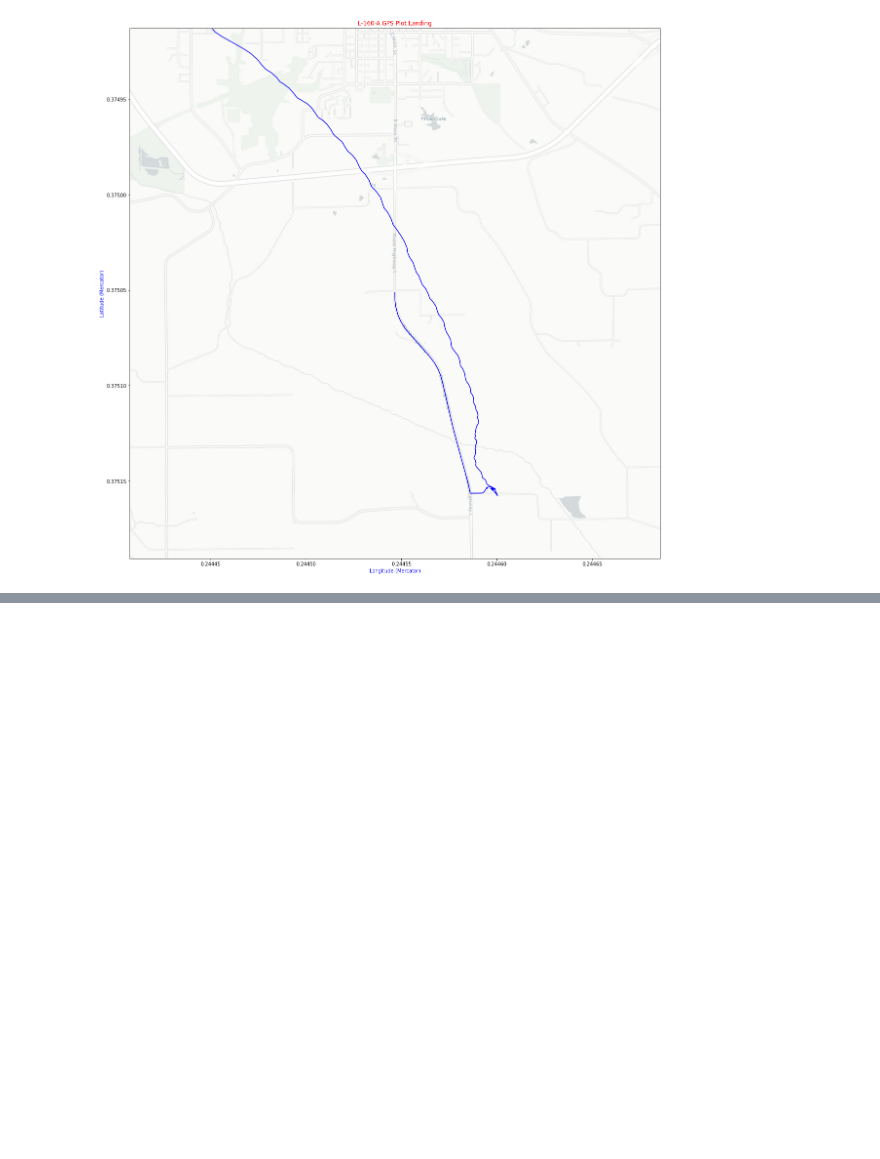
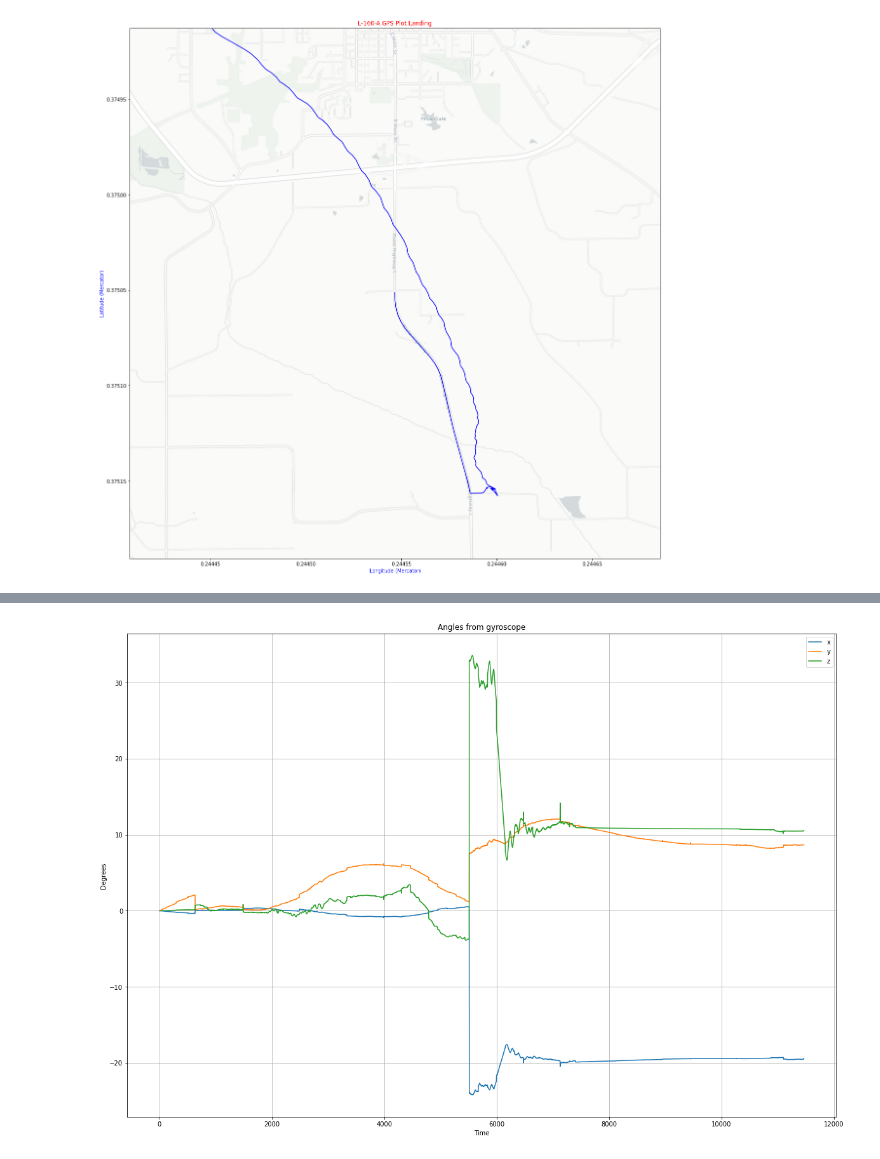
Before and after one commit to M2I-HABET/Mission-160, a Jupyter notebook: Parse_HABET_FDR_Data.ipynb, the cells around one changed output, grey strips where cells are left out. Saved outputs shown, nothing was run; the diff lists cells and outputs as text; code cells hidden in the pictures; blank space fills up the shorter version.

```diff
--- a/Parse_HABET_FDR_Data.ipynb
+++ b/Parse_HABET_FDR_Data.ipynb
@@ -511,3 +535,9 @@ BERT also records IMU data that includes Accelaration in the X, Y, and Z directi
+# %%
+def deg2rad(x):
+    return x*0.0174533
+
+def rad2deg(x):
+    return x*57.2958
 # %%
 # Convert the Pandas dataframes to NumPy arrays
 accel = np.array([bert_df.AccelX.to_numpy,bert_df.AccelY.to_numpy,bert_df.AccelZ.to_numpy])
@@ -515,0 +618,4 @@ mag = np.array([bert_df.MagX.to_numpy,bert_df.MagY.to_numpy,bert_df.MagZ.to_nump
+# %%
+gxi,gyi,gzi = process_and_plot_gyro(bert_df)
+# %% [output]
+[figure, added]
```
Also changed, not shown: parts of 11 cells of this notebook.
